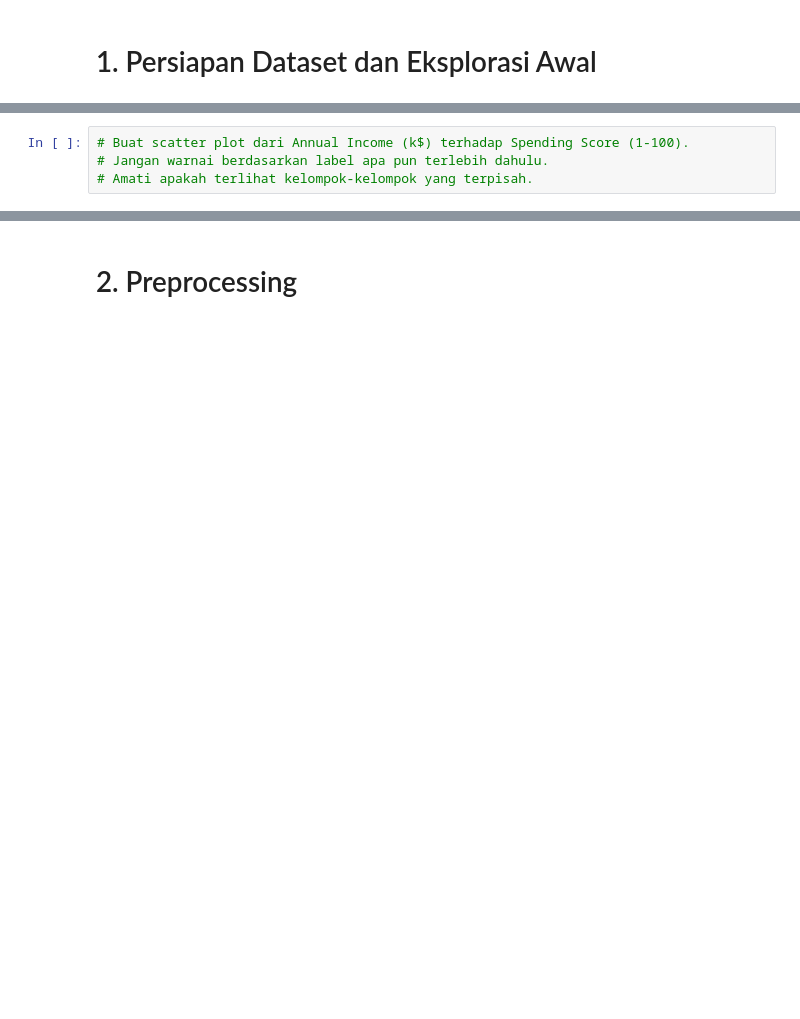
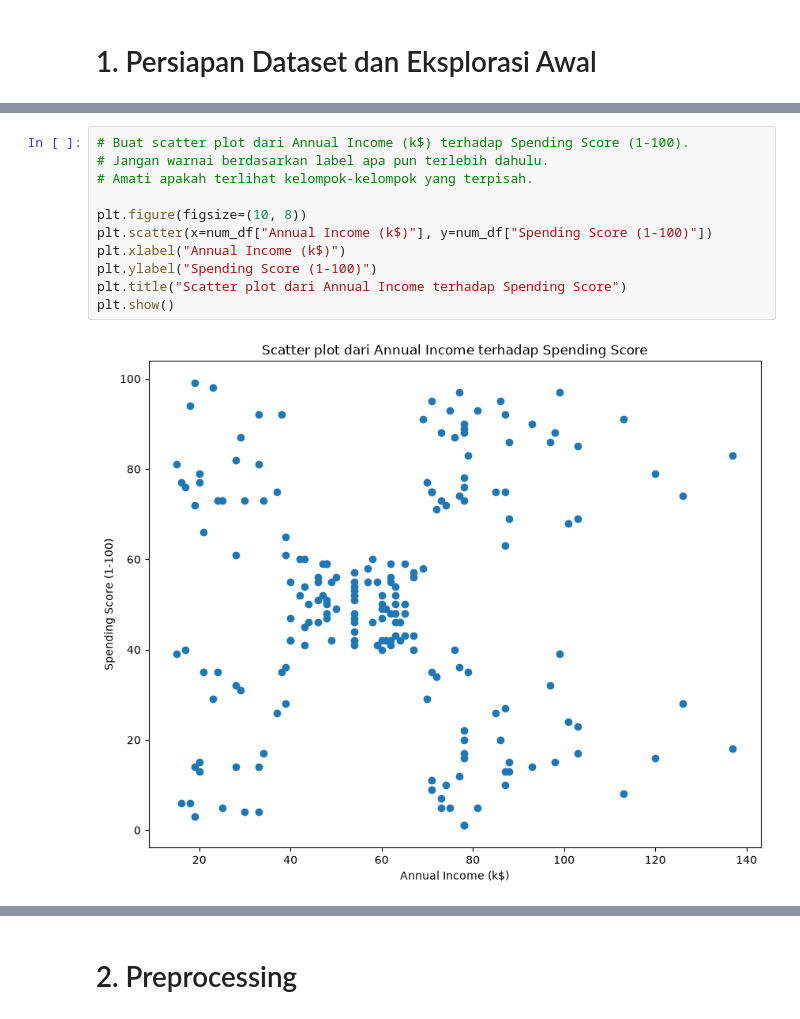
Before and after one commit to ZicoDiegoRR/Modul-Praktikum-ML-RKA, a Jupyter notebook: 7. DBSCAN, BIRCH, EM/DBSCAN_BIRCH_EM_NRP.ipynb, the cells around one changed output, grey strips where cells are left out. Drawn from its saved outputs; the diff is of its cells as text; blank space fills up the shorter version.

```diff
--- a/7. DBSCAN, BIRCH, EM/DBSCAN_BIRCH_EM_NRP.ipynb
+++ b/7. DBSCAN, BIRCH, EM/DBSCAN_BIRCH_EM_NRP.ipynb
@@ -63,7 +118,16 @@ Langkah pengerjaan:
 # %%
 # Buat scatter plot dari Annual Income (k$) terhadap Spending Score (1-100).
 # Jangan warnai berdasarkan label apa pun terlebih dahulu.
 # Amati apakah terlihat kelompok-kelompok yang terpisah.
+
+plt.figure(figsize=(10, 8))
+plt.scatter(x=num_df["Annual Income (k$)"], y=num_df["Spending Score (1-100)"])
+plt.xlabel("Annual Income (k$)")
+plt.ylabel("Spending Score (1-100)")
+plt.title("Scatter plot dari Annual Income terhadap Spending Score")
+plt.show()
+# %% [output]
+[figure, added]
 # %% [markdown]
 ## Pertanyaan EDA
 
```
Also changed, not shown: parts of 32 cells of this notebook.
